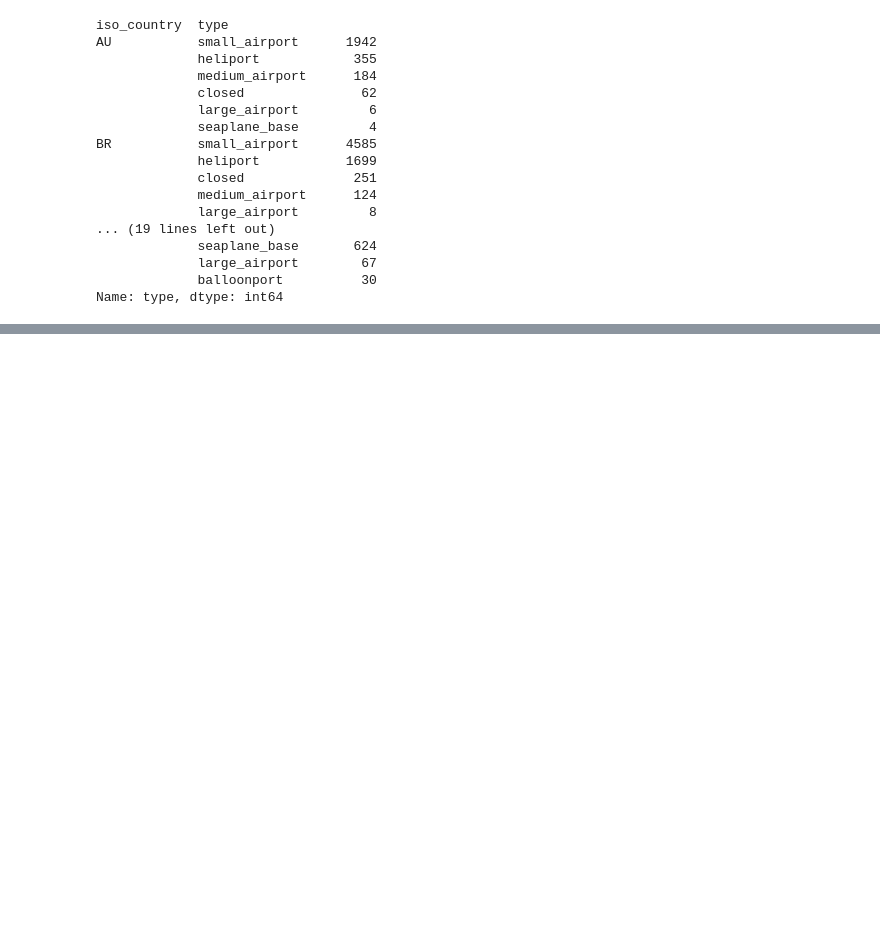
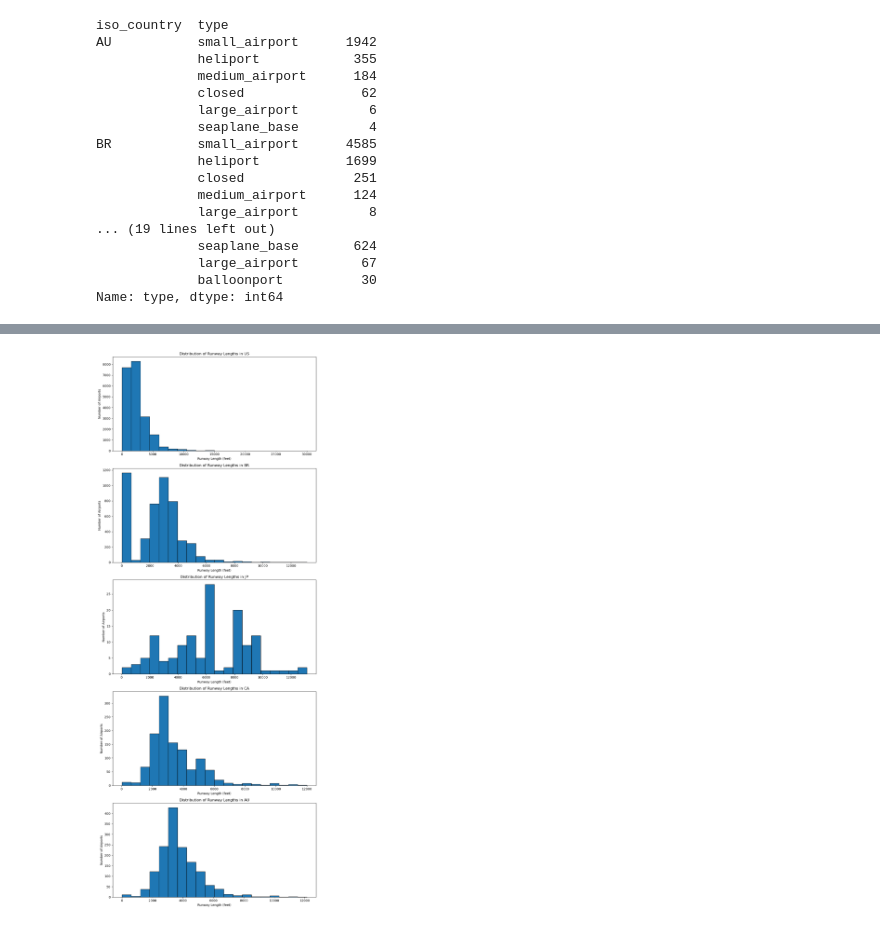
Before and after one commit to raj-rajat/World-Airports, a Jupyter notebook: world-airports.ipynb, the cells around one changed output, grey strips where cells are left out. Saved outputs shown, nothing was run; the diff lists cells and outputs as text; code cells hidden in the pictures; blank space fills up the shorter version.

```diff
--- a/world-airports.ipynb
+++ b/world-airports.ipynb
@@ -519,0 +563,24 @@ Name: type, dtype: int64
+# %%
+# Creating a figure and axes
+fig, ax = plt.subplots(5, 1, figsize=(10, 25))
+
+# Looping through the top 5 countries
+for i, country in enumerate(top_countries.index):
+    # Selecting the data for the current country
+    data = top_countries_data.loc[top_countries_data['iso_country'] == country, 'runway_length_ft'].dropna()
+
+    # Creating a histogram
+    ax[i].hist(data, bins=20, edgecolor='black')
+
+    # Setting the title and labels
+    ax[i].set_title(f'Distribution of Runway Lengths in {country}')
+    ax[i].set_xlabel('Runway Length (feet)')
+    ax[i].set_ylabel('Number of Airports')
+
+# Adjusting the layout
+plt.tight_layout()
+
+# Displaying the plot
+plt.show()
+# %% [output]
+[figure, added]
```
Also changed, not shown: parts of 12 cells of this notebook.
